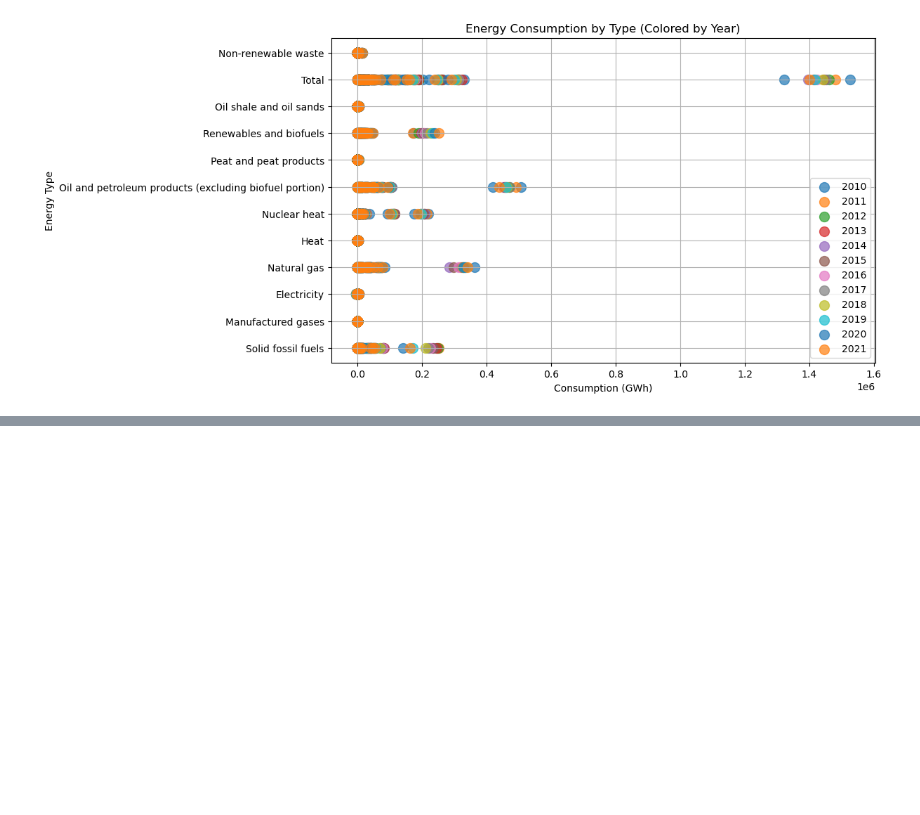
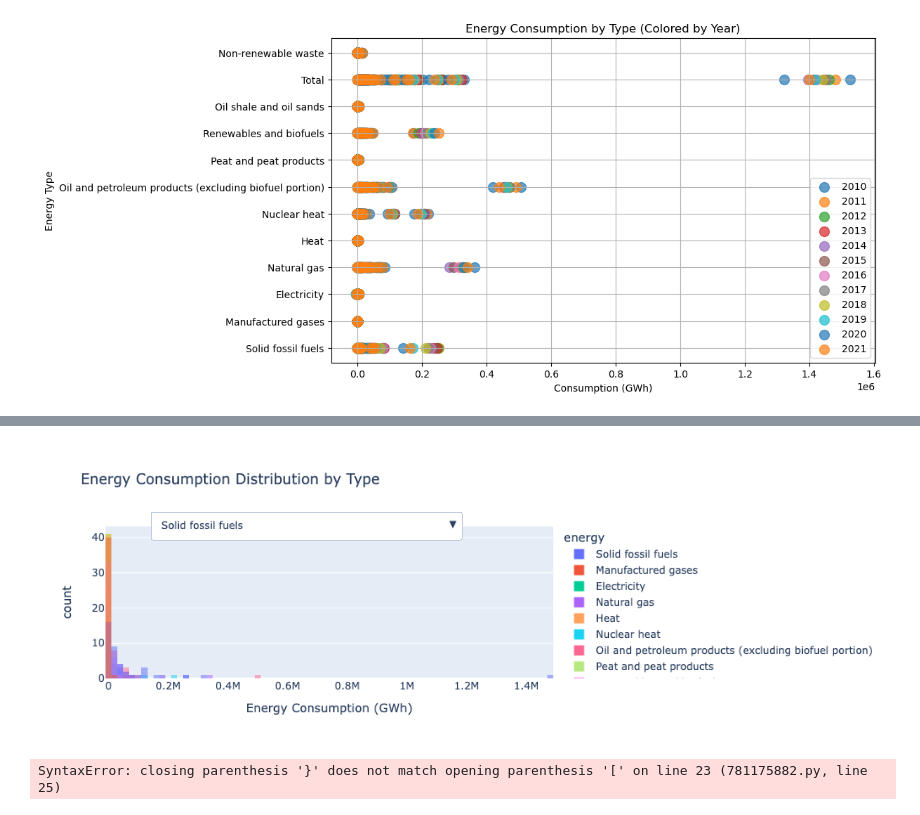
Before and after one commit to CaspervanWetten/DataDetectives, a Jupyter notebook: notebook/EUROSTAT.ipynb, the cells around one changed output, grey strips where cells are left out. Saved outputs shown, nothing was run; the diff lists cells and outputs as text; code cells hidden in the pictures; blank space fills up the shorter version.

```diff
--- a/notebook/EUROSTAT.ipynb
+++ b/notebook/EUROSTAT.ipynb
@@ -323,0 +342,59 @@ fig.show()
+# %%
+# Create an interactive histogram with a dropdown for energy types
+fig = px.histogram(df2, x='2011', color='energy', barmode='overlay', labels={'2011': 'Energy Consumption (GWh)'}, title='Energy Consumption Distribution by Type')
+
+# Get the list of available energy types
+available_energy_types = df2['energy'].unique()
+
+# Update the layout to include a dropdown menu for energy types
+fig.update_layout(
+    updatemenus=[
+        {
+            'buttons': [{'method': 'restyle', 'args': [{'x': [df2[df2['energy'] == energy_type]['2011']], 'text': [energy_type]}, {'title': energy_type}], 'label': energy_type}
+            for energy_type in available_energy_types
+        ],
+        'direction': 'down',
+        'showactive': True,
+        'x': 0.1,
+        'xanchor': 'left',
+        'y': 1.1,
+        'yanchor': 'top',
+    }
+    ])
+
+# Show the interactive plot
+fig.show()
+# %% [output]
+[figure, added]
+# %%
+# Create an interactive histogram with a dropdown for energy types and years
+fig = px.histogram(df2, x='2011', color='energy', barmode='overlay', labels={'2011': 'Energy Consumption (GWh)'}, title='Energy Consumption Distribution by Type')
+
+# Get the list of available energy types
+available_energy_types = df2['energy'].unique()
+years = [str(year) for year in range(2011, 2022)]
+
+# Update the layout to include dropdown menus for energy types and years
+fig.update_layout(
+    updatemenus=[
+        {
+            'buttons': [{'method': 'restyle', 'args': [{'x': [df2[df2['energy'] == energy_type]['2011']], 'text': [energy_type]}, {'title': energy_type}], 'label': energy_type}
+            for energy_type in available_energy_types
+        ],
+        'direction': 'down',
+        'showactive': True,
+        'x': 0.1,
+        'xanchor': 'left',
+        'y': 1.1,
+        'yanchor': 'top',
+    },
+    {
+        'buttons': [{'method': 'restyle', 'args': [{'x': [df2[df2['energy'] == energy_type][year]], 'text': [year]}, {'title': year}] for year in years}
+        for energy_type in available_energy_types
+        }
+)
+
+# Show the interactive plot
+fig.show()
+# %% [output]
+SyntaxError: closing parenthesis '}' does not match opening parenthesis '[' on line 23 (781175882.py, line 25)
```
Also changed, not shown: parts of 6 cells of this notebook, 1 other file.
